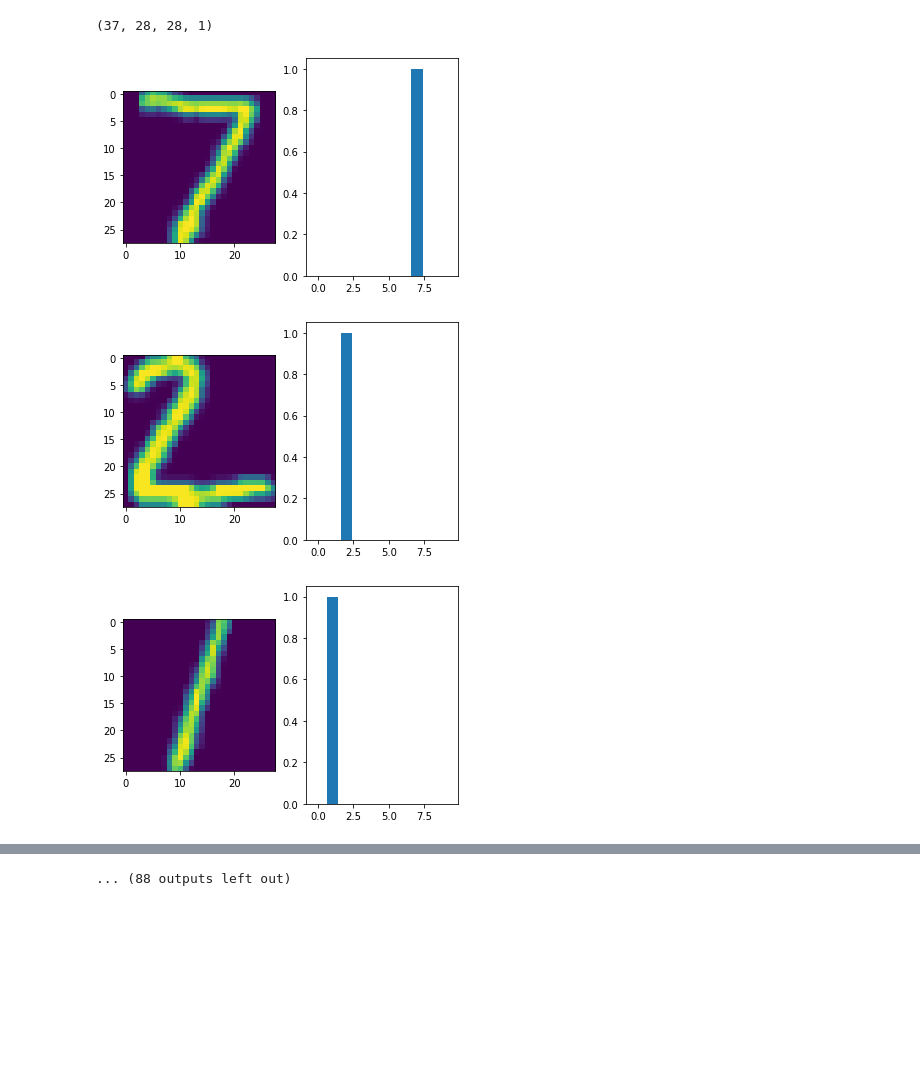
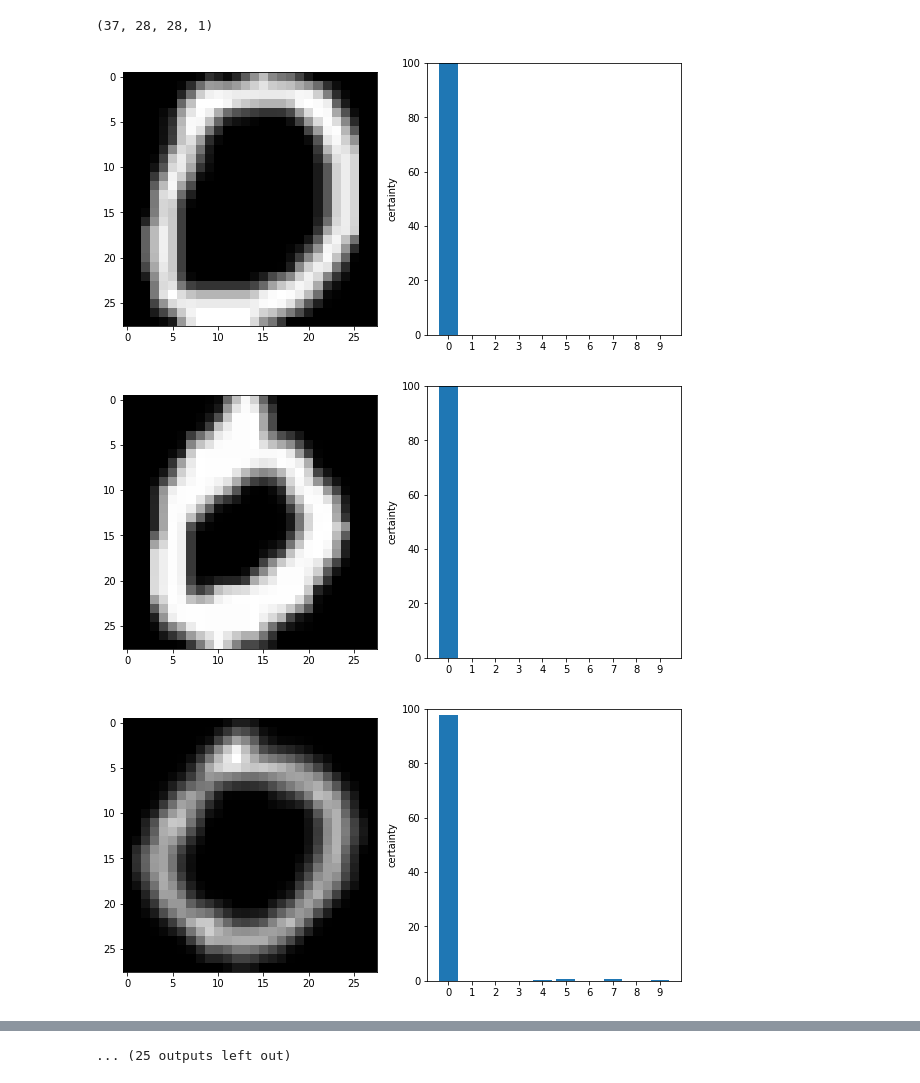
Before and after one commit to swapsCAPS/tf-digit-recognition-playground, a Jupyter notebook: digit-recog.ipynb, the cells around one changed output, grey strips where cells are left out. Drawn from its saved outputs; the diff is of its cells as text; code cells hidden in the pictures; blank space fills up the shorter version.

```diff
--- a/digit-recog.ipynb
+++ b/digit-recog.ipynb
@@ -19,9 +17,21 @@ x_test  = x_test  / 255.0
 # %%
-def reshape(data):
-    return data.reshape(data.shape[0], 28, 28, 1)
+# Use cached augmented data if it exists
+if os.path.isfile(mnist_path) is False:
+    print("Normalizing mnist data set")
+    mnist = tf.keras.datasets.mnist
 
-x_train = reshape(x_train)
-x_test = reshape(x_test)
+    (x_train, y_train), (x_test, y_test) = mnist.load_data()
+    x_train = x_train / 255.0
+    x_test  = x_test  / 255.0
 
-x_train = np.array([utils.zoom_to_bounds(img_array) for img_array in x_train])
-x_test = np.array([utils.zoom_to_bounds(img_array) for img_array in x_test])
+    x_train = x_train.reshape(x_train.shape[0], 28, 28, 1)
+    x_test  = x_test.reshape(x_test.shape[0], 28, 28, 1)
+
+    x_train = np.array([utils.zoom_to_bounds(img_array) for img_array in x_train])
+    x_test  = np.array([utils.zoom_to_bounds(img_array) for img_array in x_test])
+
+    to_save =  np.array( ([x_train, y_train], [x_test, y_test]) )
+    np.save(mnist_path, to_save)
+else:
+    print("Using cached mnist data set")
+    (x_train, y_train), (x_test, y_test) = np.load(mnist_path, allow_pickle=True)
@@ -55,3 +67,9 @@ loss_fn(y_train[:1], predictions).numpy()
 model.compile(optimizer='adam',
               loss=loss_fn,
               metrics=['accuracy'])
+model.fit(x_train, y_train, epochs=12)
+model.evaluate(x_test,  y_test, verbose=2)
+
+# Not overwriting if already exists!
+if os.path.isfile(model_path) is False:
+    model.save(model_path)
@@ -58,2 +93,0 @@ model.compile(optimizer='adam',
-# %%
-model.fit(x_train, y_train, epochs=5)
@@ -92,13 +109,14 @@ actual_data.shape
 # %% [output]
 (37, 28, 28, 1)
 # %%
-data = np.array([utils.zoom_to_bounds(img_array) for img_array in x_test[:100]])
-predictions = probability_model(data)
+data = np.array([utils.zoom_to_bounds(img_array) for img_array in actual_data[:100]])
+predictions = probability_model(data) * 100
 for i, d in enumerate(data):
-    fig, (ax1, ax2) = plt.subplots(1, 2)
-    ax1.imshow(d)
-    ax2.bar(x=range(0, 10), height=predictions[i])
+    fig, (ax1, ax2) = plt.subplots(ncols=2, figsize=(10, 5))
+    ax1.imshow(d, cmap="gray")
+    ax2.bar(x=range(0, 10), height=predictions[i], tick_label=range(0, 10))
+    ax2.set(ylabel="certainty", ylim=(0, 100))
 # %% [output]
-[figure, old version]
+[figure, new version]
-[figure, old version]
+[figure, new version]
-[figure, old version]
+[figure, new version]
@@ -114 +132 @@ for i, d in enumerate(data):
-... (88 outputs left out)
+... (25 outputs left out)
```
Also changed, not shown: parts of 10 cells of this notebook, 1 other file.
